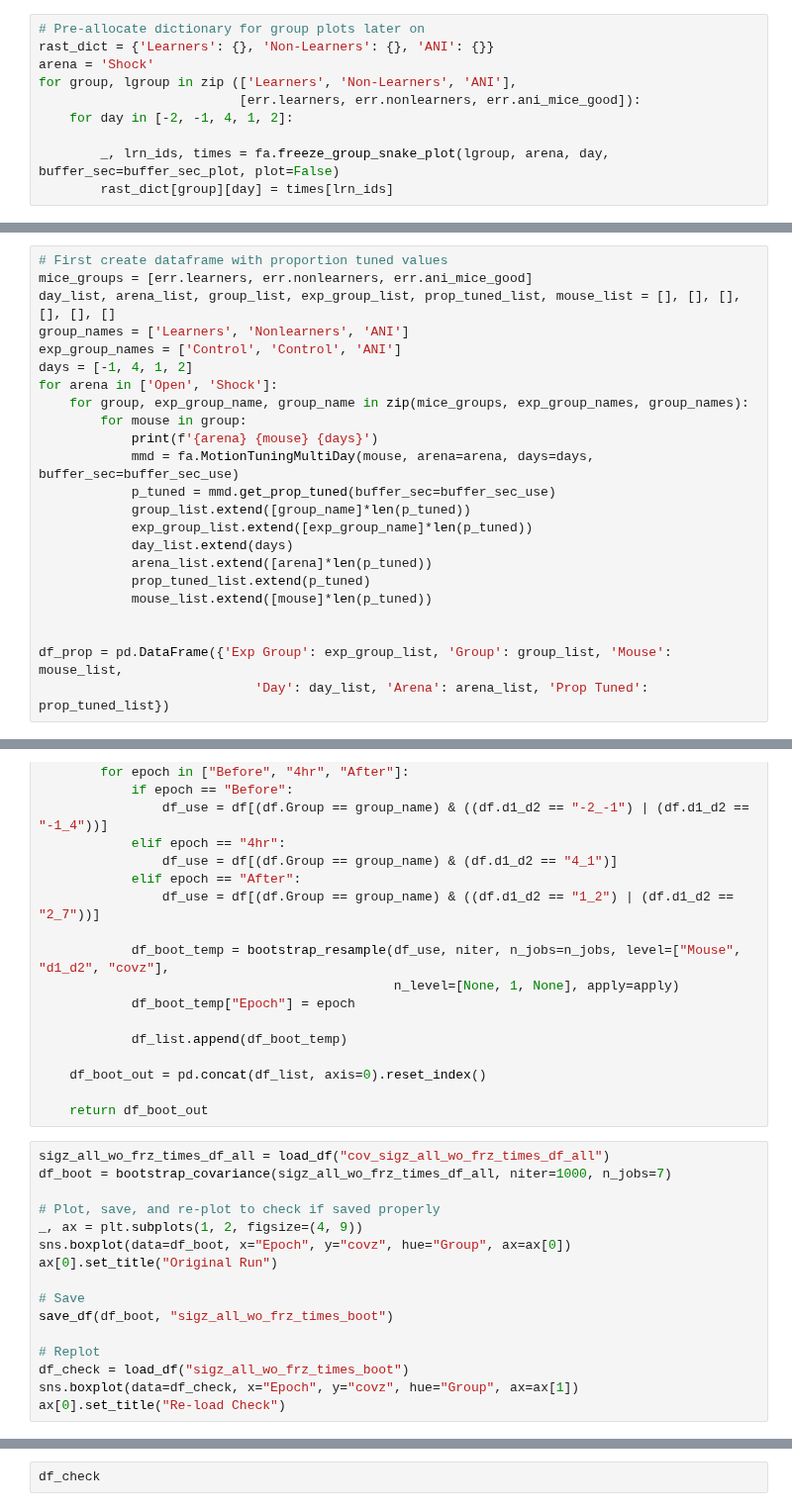
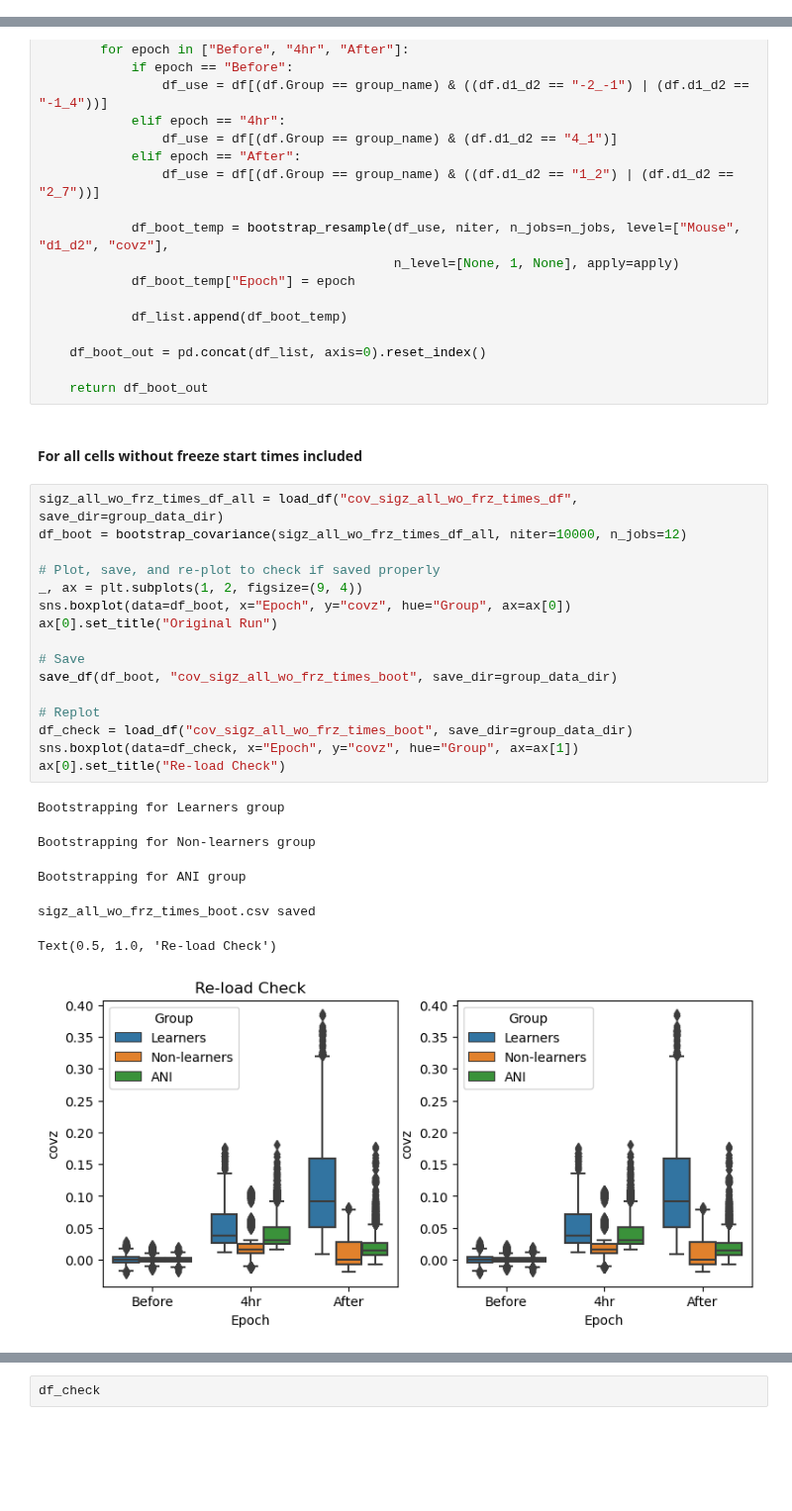
Before and after one commit to nkinsky/Eraser, a Jupyter notebook: Notebooks/covariance_bootstrap.ipynb, the cells around one changed output, grey strips where cells are left out. Shown at 99% size. Saved outputs shown, nothing was run; the diff lists cells and outputs as text; blank space fills up the shorter version.

```diff
--- a/Notebooks/covariance_bootstrap.ipynb
+++ b/Notebooks/covariance_bootstrap.ipynb
@@ -286,10 +76,0 @@ _, _, _ = fa.freeze_group_snake_plot(err.ani_mice_good, 'Shock', 1, buffer_sec=b
-# %%
-# Pre-allocate dictionary for group plots later on
-rast_dict = {'Learners': {}, 'Non-Learners': {}, 'ANI': {}}
-arena = 'Shock'
-for group, lgroup in zip (['Learners', 'Non-Learners', 'ANI'],
-                          [err.learners, err.nonlearners, err.ani_mice_good]):
-    for day in [-2, -1, 4, 1, 2]:
-
-        _, lrn_ids, times = fa.freeze_group_snake_plot(lgroup, arena, day, buffer_sec=buffer_sec_plot, plot=False)
-        rast_dict[group][day] = times[lrn_ids]
@@ -394,23 +76,0 @@ for a, astat, day_group, sesh_time in zip(axuse, astats_use, [[-2, -1], [4], [1,
-# %%
-# First create dataframe with proportion tuned values
-mice_groups = [err.learners, err.nonlearners, err.ani_mice_good]
-day_list, arena_list, group_list, exp_group_list, prop_tuned_list, mouse_list = [], [], [], [], [], []
-group_names = ['Learners', 'Nonlearners', 'ANI']
-exp_group_names = ['Control', 'Control', 'ANI']
-days = [-1, 4, 1, 2]
-for arena in ['Open', 'Shock']:
-    for group, exp_group_name, group_name in zip(mice_groups, exp_group_names, group_names):
-        for mouse in group:
-            print(f'{arena} {mouse} {days}')
-            mmd = fa.MotionTuningMultiDay(mouse, arena=arena, days=days, buffer_sec=buffer_sec_use)
-            p_tuned = mmd.get_prop_tuned(buffer_sec=buffer_sec_use)
-            group_list.extend([group_name]*len(p_tuned))
-            exp_group_list.extend([exp_group_name]*len(p_tuned))
-            day_list.extend(days)
-            arena_list.extend([arena]*len(p_tuned))
-            prop_tuned_list.extend(p_tuned)
-            mouse_list.extend([mouse]*len(p_tuned))
-
-
-df_prop = pd.DataFrame({'Exp Group': exp_group_list, 'Group': group_list, 'Mouse': mouse_list,
-                            'Day': day_list, 'Arena': arena_list, 'Prop Tuned': prop_tuned_list})
@@ -680,19 +162,28 @@ def bootstrap_covariance(df, niter=10000, n_jobs=7, apply=lambda df2: df2.groupb
     df_boot_out = pd.concat(df_list, axis=0).reset_index()
 
     return df_boot_out
+# %% [markdown]
+#### For all cells without freeze start times included
 # %%
-sigz_all_wo_frz_times_df_all = load_df("cov_sigz_all_wo_frz_times_df_all")
-df_boot = bootstrap_covariance(sigz_all_wo_frz_times_df_all, niter=1000, n_jobs=7)
+sigz_all_wo_frz_times_df_all = load_df("cov_sigz_all_wo_frz_times_df", save_dir=group_data_dir)
+df_boot = bootstrap_covariance(sigz_all_wo_frz_times_df_all, niter=10000, n_jobs=12)
 
 # Plot, save, and re-plot to check if saved properly
-_, ax = plt.subplots(1, 2, figsize=(4, 9))
+_, ax = plt.subplots(1, 2, figsize=(9, 4))
 sns.boxplot(data=df_boot, x="Epoch", y="covz", hue="Group", ax=ax[0])
 ax[0].set_title("Original Run")
 
 # Save
-save_df(df_boot, "sigz_all_wo_frz_times_boot")
+save_df(df_boot, "cov_sigz_all_wo_frz_times_boot", save_dir=group_data_dir)
 
 # Replot
-df_check = load_df("sigz_all_wo_frz_times_boot")
+df_check = load_df("cov_sigz_all_wo_frz_times_boot", save_dir=group_data_dir)
 sns.boxplot(data=df_check, x="Epoch", y="covz", hue="Group", ax=ax[1])
 ax[0].set_title("Re-load Check")
+# %% [output]
+Bootstrapping for Learners group
+Bootstrapping for Non-learners group
+Bootstrapping for ANI group
+sigz_all_wo_frz_times_boot.csv saved
+Text(0.5, 1.0, 'Re-load Check')
+[figure, added]
```
Also changed, not shown: parts of 103 cells of this notebook.
